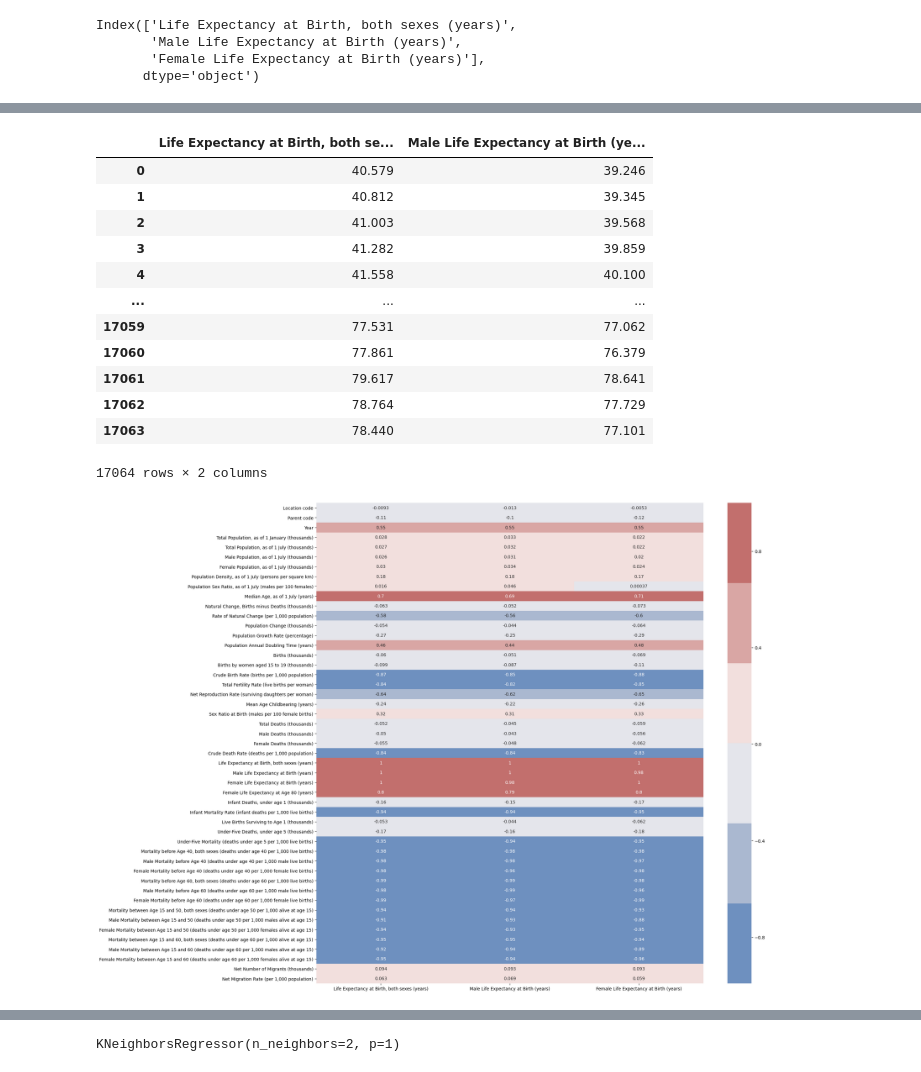
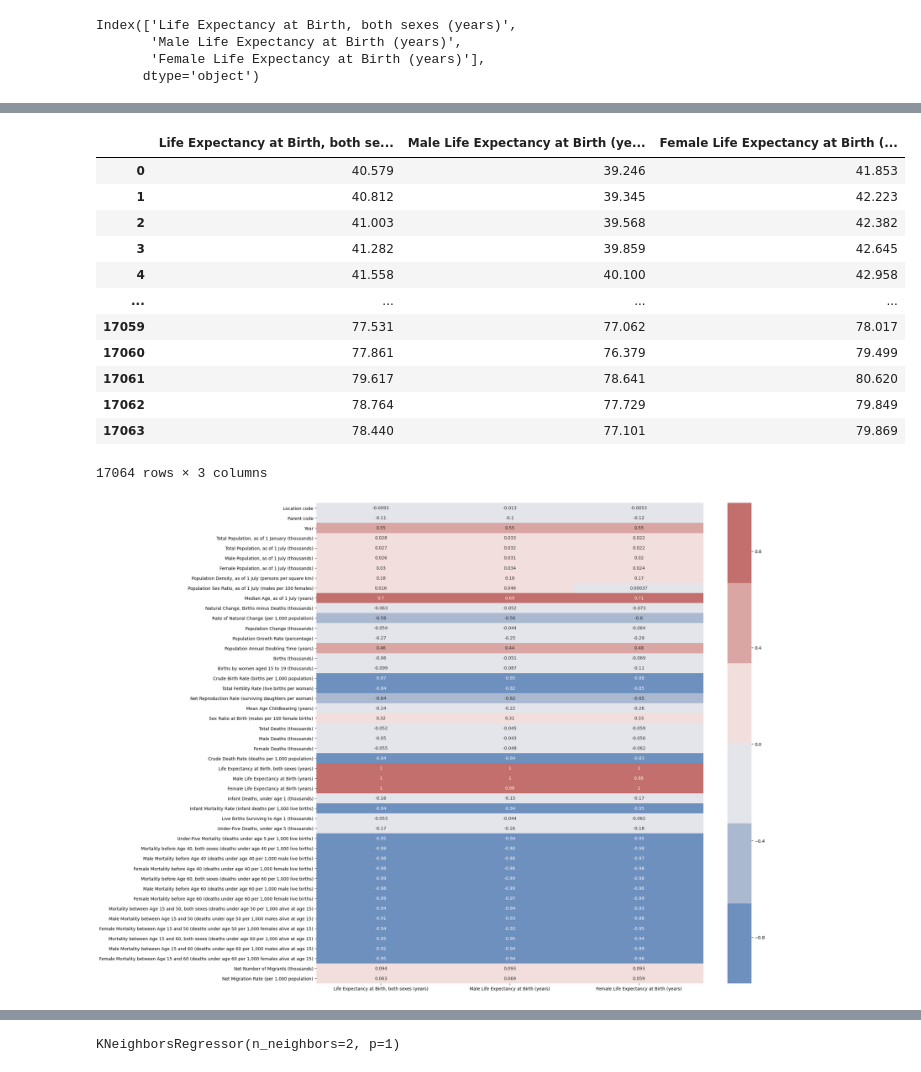
Before and after one commit to dibaaminshahidi/Life_Expectancy, a Jupyter notebook: Model.ipynb, the cells around one changed output, grey strips where cells are left out. Cells and saved outputs as stored; diff of their text form; code cells hidden in the pictures.

```diff
--- a/Model.ipynb
+++ b/Model.ipynb
@@ -30,8 +30,9 @@ df.head()
 | 4 | Burundi | NaN | 108 | BDI | BI | 108.0 | ... |
 5 rows × 62 columns
 # %%
-df.drop(columns = ['Notes','ISO3 Alpha-code','ISO2 Alpha-code', 'SDMX code**'], inplace = True)
-df.drop(columns = df.columns[30:38], inplace = True)
+# df.drop(columns = ['Notes','ISO3 Alpha-code','ISO2 Alpha-code', 'SDMX code**'], inplace = True)
+df.columns[38]
+df.drop(columns = df.columns[30:39], inplace = True)
 # %%
 for code in df['Parent code'].unique():
     print(df[df['Location code'] == code])
@@ -108,19 +109,19 @@ df
 # %%
-df[df.columns[26:28]]
+df[df.columns[26:29]]
 # %% [output]
-|  | Life Expectancy at Birth, both se... | Male Life Expectancy at Birth (ye... |
-| 0 | 40.579 | 39.246 |
-| 1 | 40.812 | 39.345 |
-| 2 | 41.003 | 39.568 |
-| 3 | 41.282 | 39.859 |
-| 4 | 41.558 | 40.100 |
-| ... | ... | ... |
-| 17059 | 77.531 | 77.062 |
-| 17060 | 77.861 | 76.379 |
-| 17061 | 79.617 | 78.641 |
-| 17062 | 78.764 | 77.729 |
-| 17063 | 78.440 | 77.101 |
+|  | Life Expectancy at Birth, both se... | Male Life Expectancy at Birth (ye... | Female Life Expectancy at Birth (... |
+| 0 | 40.579 | 39.246 | 41.853 |
+| 1 | 40.812 | 39.345 | 42.223 |
+| 2 | 41.003 | 39.568 | 42.382 |
+| 3 | 41.282 | 39.859 | 42.645 |
+| 4 | 41.558 | 40.100 | 42.958 |
+| ... | ... | ... | ... |
+| 17059 | 77.531 | 77.062 | 78.017 |
+| 17060 | 77.861 | 76.379 | 79.499 |
+| 17061 | 79.617 | 78.641 | 80.620 |
+| 17062 | 78.764 | 77.729 | 79.849 |
+| 17063 | 78.440 | 77.101 | 79.869 |
-17064 rows × 2 columns
+17064 rows × 3 columns
 # %%
 import seaborn as sns
 import matplotlib.pyplot as plt
@@ -135,7 +136,7 @@ plt.figure(figsize=(20,20))
 dataplot = sns.heatmap(heat_map, cmap= sns.color_palette("vlag"), annot=True)
 plt.show()
 # %% [output]
-[figure, old version]
+[figure, new version]
 # %%
 threshold = 0.5
 features = heat_map[(heat_map['Life Expectancy at Birth, both sexes (years)'] >= threshold)
```
Also changed, not shown: parts of 11 cells of this notebook, 3 other files.
